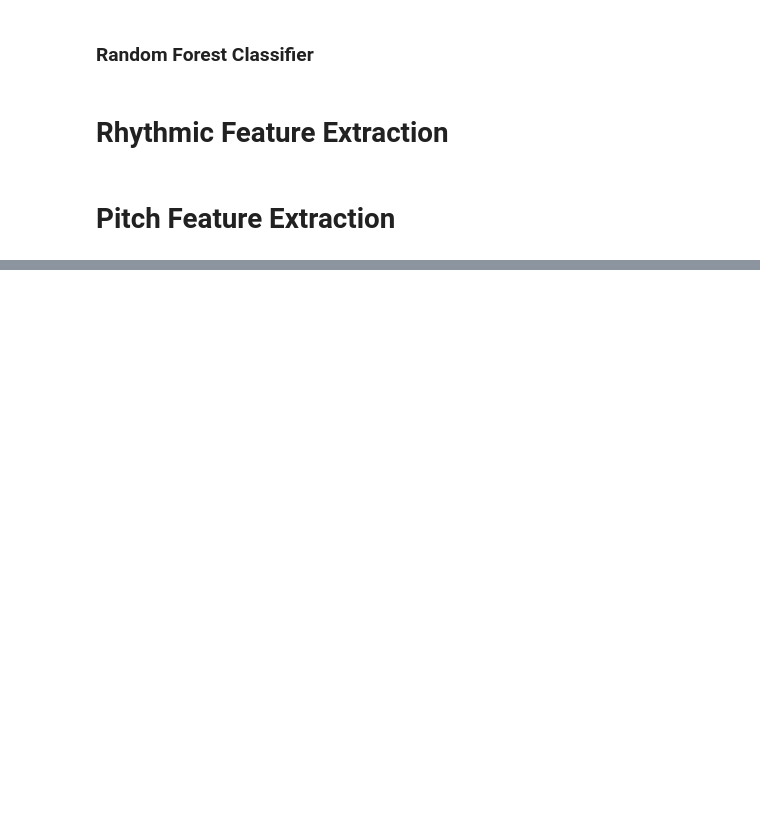
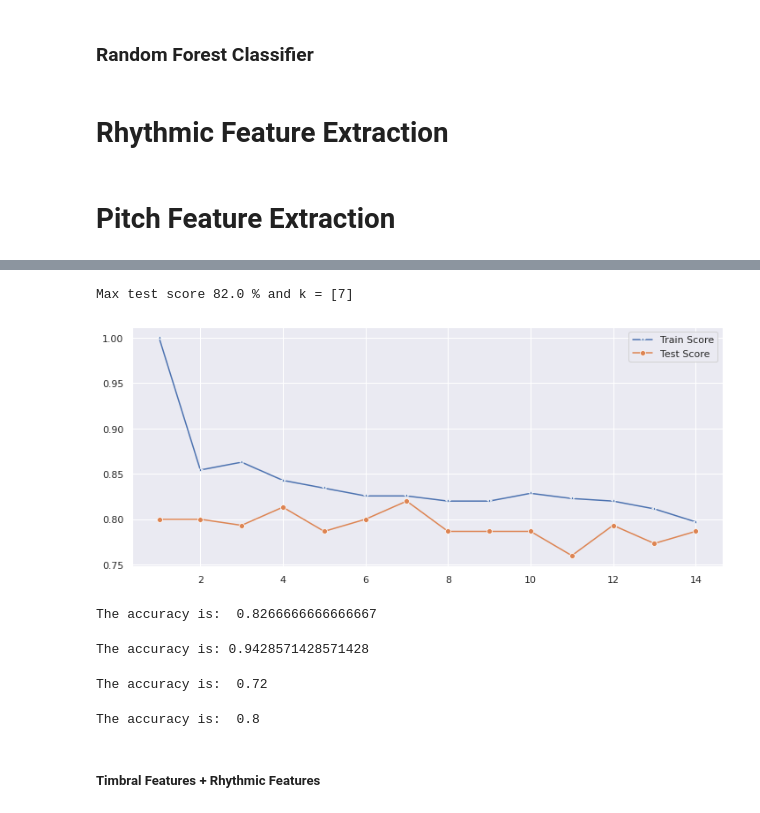
Before and after one commit to D-Mahajan/Music-Genre-Classification, a Jupyter notebook: MMT_genre_classification.ipynb, the cells around one changed output, grey strips where cells are left out. Drawn from its saved outputs; the diff is of its cells as text; code cells hidden in the pictures; blank space fills up the shorter version.

```diff
--- a/MMT_genre_classification.ipynb
+++ b/MMT_genre_classification.ipynb
@@ -292,0 +337,29 @@ pitch_feature_n_set2 = min_max_scaler.fit_transform(rhythmic_features_set2)
+# %%
+# K nearest neighbours
+train_scores, test_scores = knn_model(x_train,y_train,x_test,y_test)
+knn_get_visualization(train_scores, test_scores)
+# %% [output]
+Max test score 82.0 % and k = [7]
+[figure, added]
+# %%
+# Logistic Regression
+logReg_model(x_train,y_train,x_test,y_test)
+# %% [output]
+The accuracy is:  0.8266666666666667
+# %%
+# SVM
+svm_model(x_train,y_train,x_test,y_test)
+# %% [output]
+The accuracy is: 0.9428571428571428
+# %%
+# Decision Trees
+dt_model(x_train,y_train,x_test,y_test)
+# %% [output]
+The accuracy is:  0.72
+# %%
+# random forest
+rf_model(x_train,y_train,x_test,y_test)
+# %% [output]
+The accuracy is:  0.8
+# %% [markdown]
+##### Timbral Features + Rhythmic Features
```
Also changed, not shown: parts of 173 cells of this notebook.
